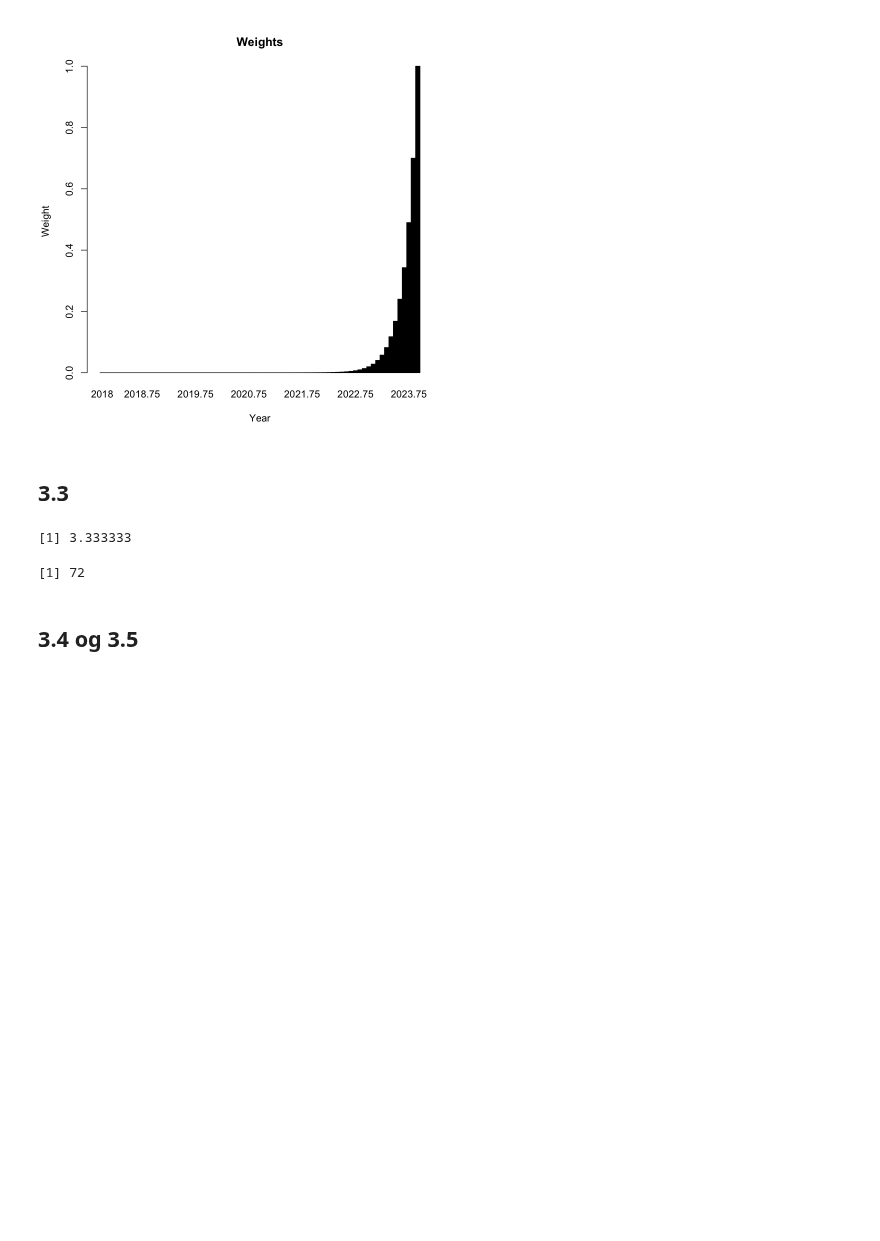
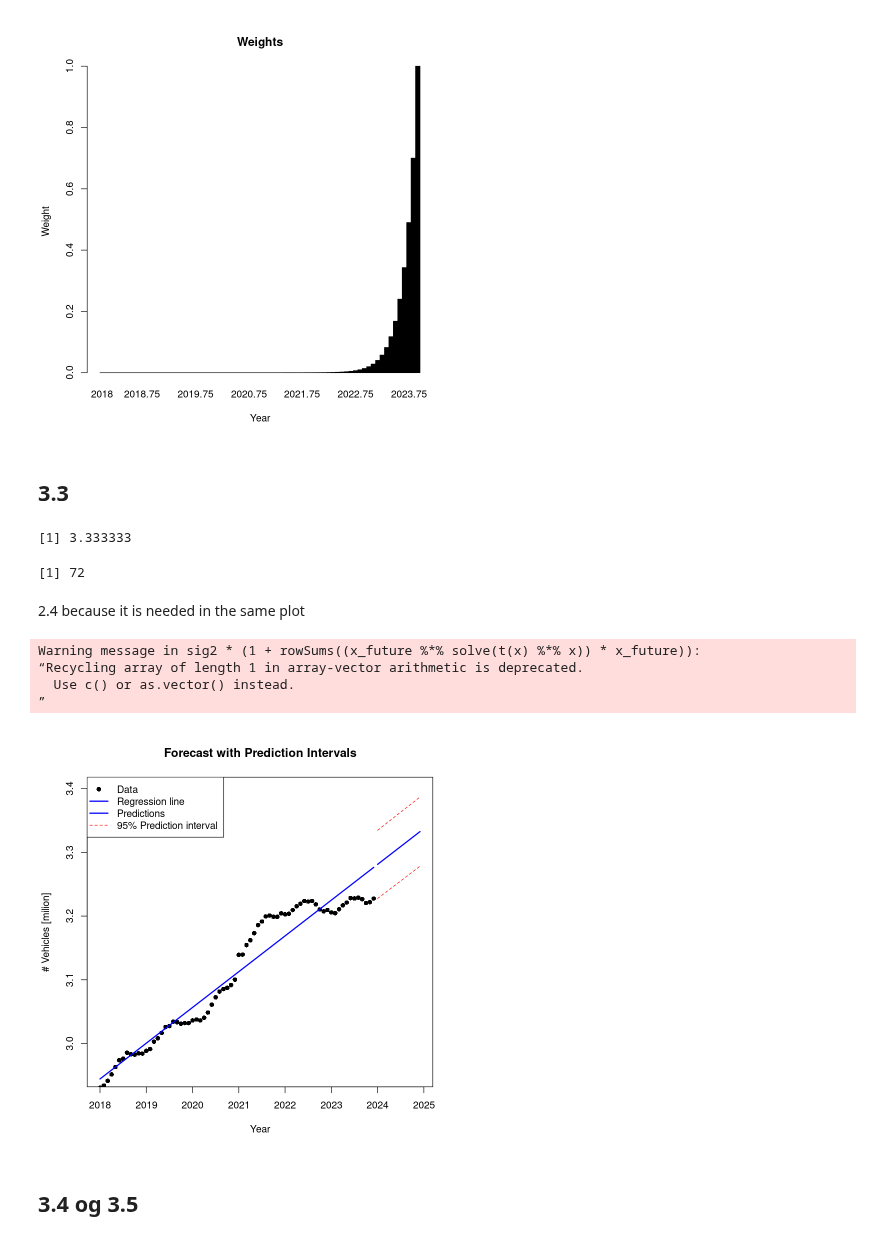
Before and after one commit to mathilderask/TimeSeriesAnalysis, a Jupyter notebook: 3.ipynb, the cells around one changed output. Drawn from its saved outputs; the diff is of its cells as text; code cells hidden in the pictures; blank space fills up the shorter version.

```diff
--- a/3.ipynb
+++ b/3.ipynb
@@ -53,6 +55,60 @@ length(y)
 # %% [output]
 [1] 3.333333
 [1] 72
+# %% [markdown]
+2.4 because it is needed in the same plot
+# %%
+xx <- Dtrain$year # # Extracts it as a numeric vector
+y <- Dtrain$total
+
+
+x <-cbind(1,xx)
+parameters <- solve(t(x)%*%x)%*%t(x)%*%y
+
+
+# epsilon
+epsilon <- y -x%*%parameters
+
+# An unbiased estimate of σ2 is from Theorem 3.4 (3.44)
+N <- length(y) # number of observations
+p <- length(parameters) # number of parameters??
+sig2 <- t(epsilon)%*%epsilon/(N-p)
+
+
+var_parameters <- as.numeric(sig2)*solve(t(x)%*%x)# does it make sense that this is a 2*2 matrix?
+
+
+next12months = seq(xx[length(xx)]+1/12,xx[length(xx)]+1,1/12)
+
+x_future=cbind(1,next12months)
+
+predictions12months = x%*%parameters
+
+# Predictions
+predictions12months <- x_future %*% parameters
+
+pred_se <- sqrt(sig2 * (1 + rowSums((x_future %*% solve(t(x) %*% x)) * x_future)))
+
+# Compute upper bound of prediction interval
+t_value <- qt(0.025, N - p)  # 95% confidence interval, so alpha/2 = 0.025
+upperbound <- predictions12months + t_value * pred_se
+lowerbound <- predictions12months - t_value * pred_se
+
+par(bg = "white")
+
+plot(xx, y, pch = 16, col = "black", xlab = "Year", ylab = "# Vehicles [milion]", main = "Forecast with Prediction Intervals",xlim = c(min(xx), max(next12months)),ylim = range(2.95,3.4, predictions12months))
+lines(xx, parameters[1] + parameters[2] * xx, col = "blue", lwd = 2)  # Regression line
+lines(next12months, predictions12months, col = "blue", lwd = 2)  # Future predictions
+lines(next12months, upperbound, col = "red", lty = 2)  # Upper bound
+lines(next12months, lowerbound, col = "red", lty = 2)
+legend("topleft", legend = c("Data", "Regression line", "Predictions", "95% Prediction interval"), col = c("black", "blue", "blue", "red"), lty = c(NA, 1, 1, 2),
+lwd = c(NA, 2, 2, 1),pch = c(16,NA,NA,NA))
+# %% [output]
+Warning message in sig2 * (1 + rowSums((x_future %*% solve(t(x) %*% x)) * x_future)):
+“Recycling array of length 1 in array-vector arithmetic is deprecated.
+  Use c() or as.vector() instead.
+”
+[figure, added]
 # %% [markdown]
 ## 3.4 og 3.5
 # %%
```
Also changed, not shown: parts of 4 cells of this notebook, 2 other files.
